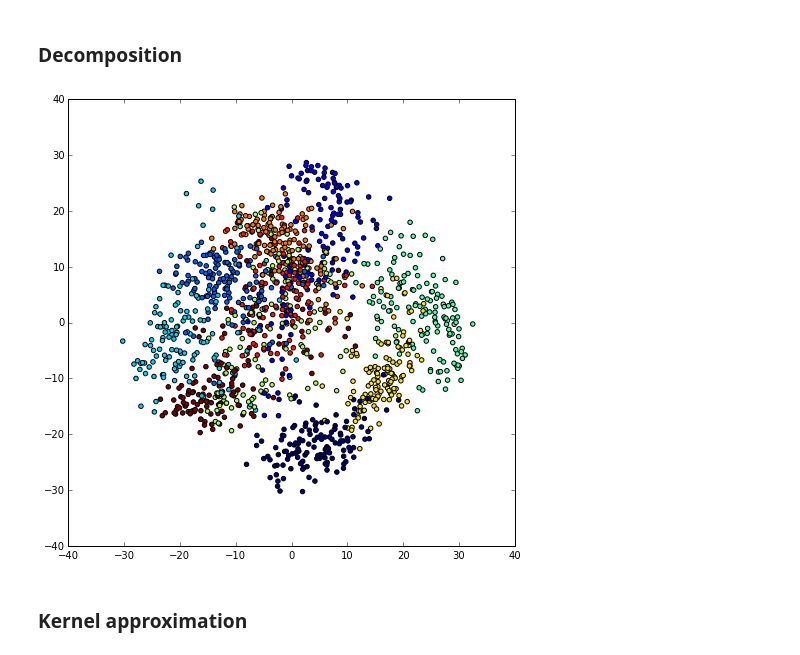
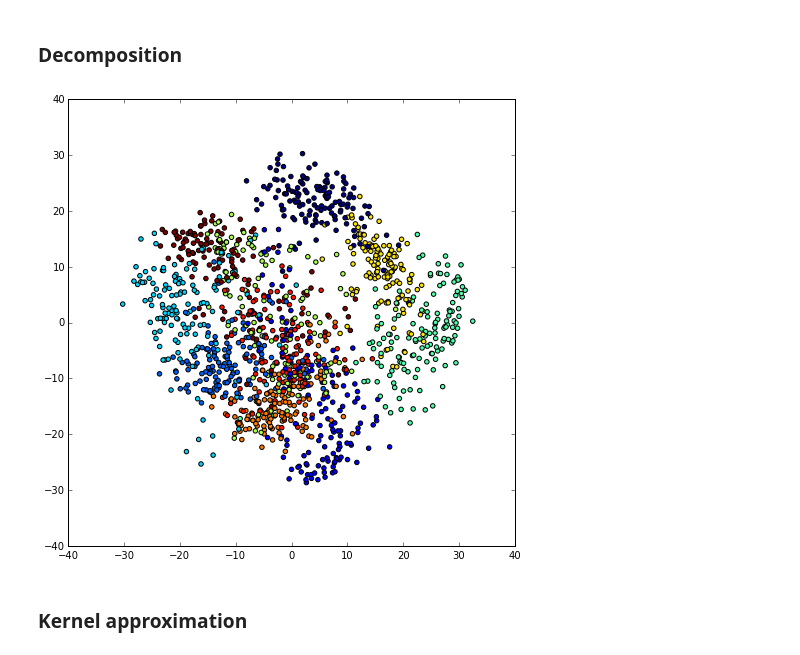
Before and after one commit to glouppe/tutorials-scikit-learn, a Jupyter notebook: An introduction to Machine Learning with Scikit-Learn.ipynb, the cells around one changed output. Drawn from its saved outputs; the diff is of its cells as text; code cells hidden in the pictures.

```diff
--- a/An introduction to Machine Learning with Scikit-Learn.ipynb
+++ b/An introduction to Machine Learning with Scikit-Learn.ipynb
@@ -671,17 +709,17 @@ Shape = (1347, 10)
 ### Decomposition
 # %%
 # Compute decomposition
-from sklearn.decomposition import PCA
-tf = PCA(n_components=2)
+from sklearn.decomposition import PCA, KernelPCA
+tf = KernelPCA(n_components=2)
 Xt_train = tf.fit_transform(X_train)
 
 # Plot
 plt.scatter(Xt_train[:, 0], Xt_train[:, 1], c=y_train)
 plt.show()
 
 # See also: KernelPCA, NMF, FastICA, ...
 # %% [output]
-[figure, old version]
+[figure, new version]
 # %% [markdown]
 ### Kernel approximation
 # %%
```
Also changed, not shown: parts of 22 cells of this notebook.
